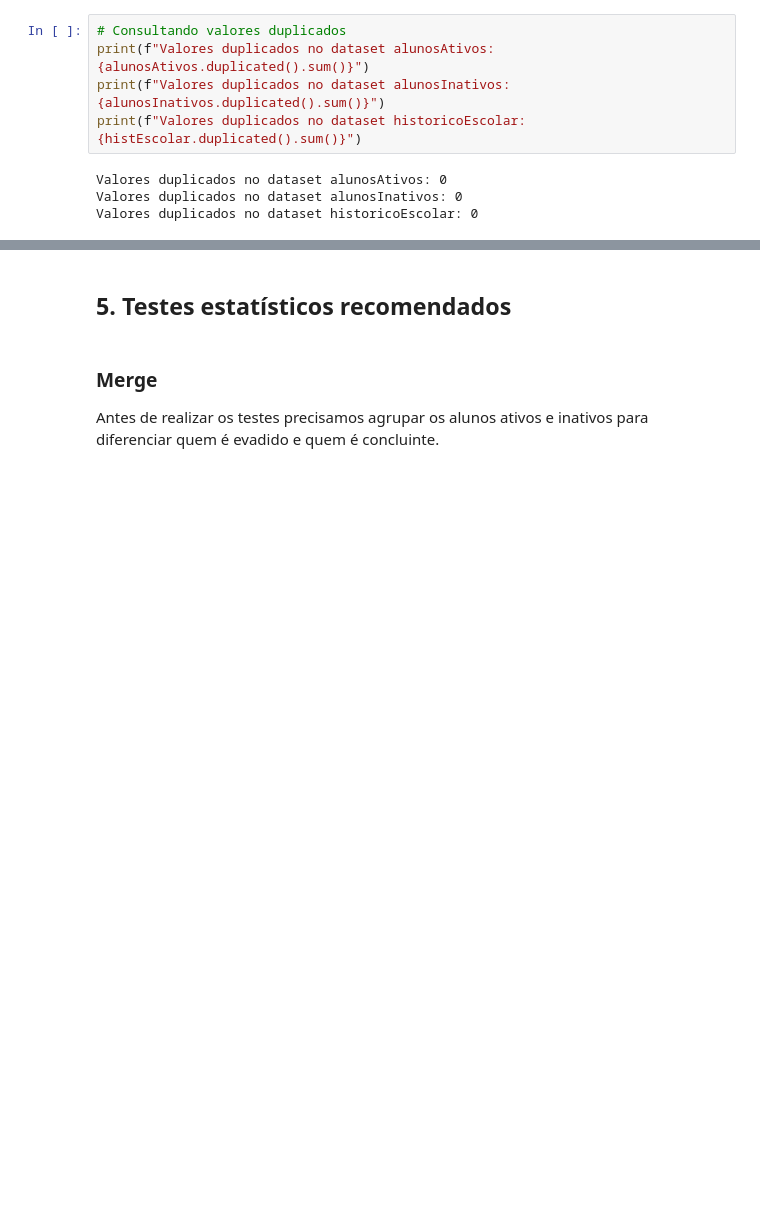
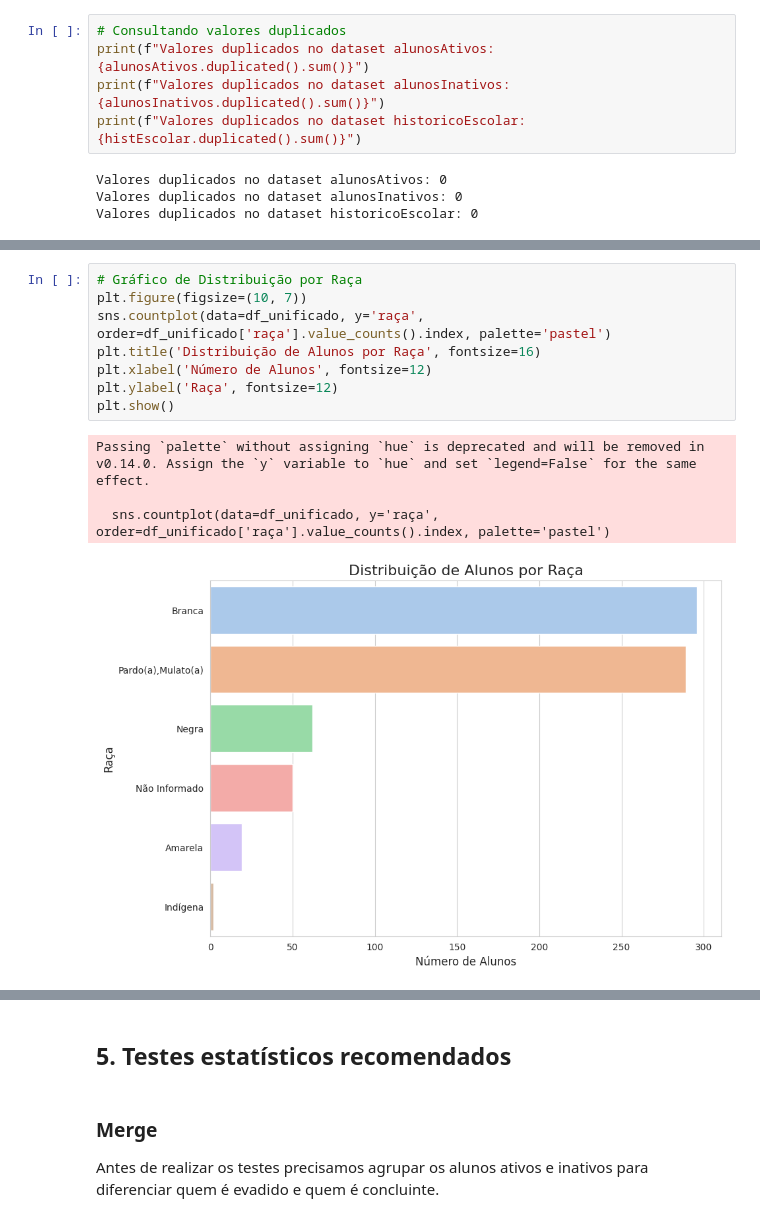
Before and after one commit to annabzsantos/An-lisePefilAcad-mico, a Jupyter notebook: Analise_pefilAcademico.ipynb, the cells around one changed output, grey strips where cells are left out. Saved outputs shown, nothing was run; the diff lists cells and outputs as text; blank space fills up the shorter version.

```diff
--- a/Analise_pefilAcademico.ipynb
+++ b/Analise_pefilAcademico.ipynb
@@ -134,0 +230,13 @@ Valores duplicados no dataset historicoEscolar: 0
+# %%
+# Gráfico de Distribuição por Raça
+plt.figure(figsize=(10, 7))
+sns.countplot(data=df_unificado, y='raça', order=df_unificado['raça'].value_counts().index, palette='pastel')
+plt.title('Distribuição de Alunos por Raça', fontsize=16)
+plt.xlabel('Número de Alunos', fontsize=12)
+plt.ylabel('Raça', fontsize=12)
+plt.show()
+# %% [output]
+Passing `palette` without assigning `hue` is deprecated and will be removed in v0.14.0. Assign the `y` variable to `hue` and set `legend=False` for the same effect.
+
+  sns.countplot(data=df_unificado, y='raça', order=df_unificado['raça'].value_counts().index, palette='pastel')
+[figure, added]
```
Also changed, not shown: parts of 45 cells of this notebook.
